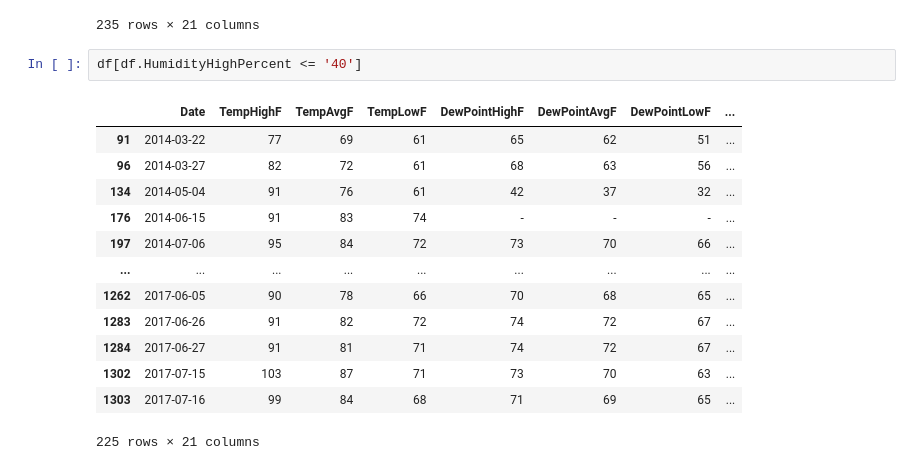
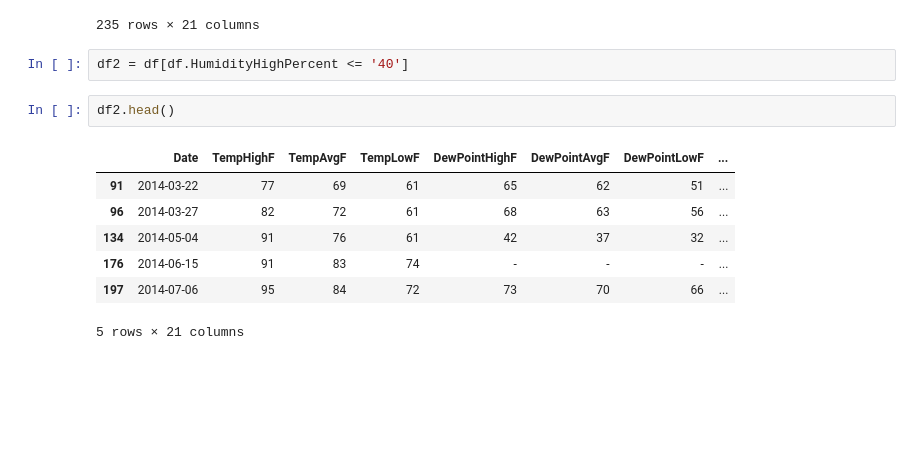
Before and after one commit to sunwenliang14/credit-card-risk, a Jupyter notebook: credit-risk-analysis.ipynb, the cells around one changed output. Drawn from its saved outputs; the diff is of its cells as text; blank space fills up the shorter version.

```diff
--- a/credit-risk-analysis.ipynb
+++ b/credit-risk-analysis.ipynb
@@ -407,18 +407,14 @@ df[df.HumidityHighPercent <= '50']
 | 1303 | 2017-07-16 | 99 | 84 | 68 | 71 | 69 | 65 | ... |
 235 rows × 21 columns
 # %%
-df[df.HumidityHighPercent <= '40']
+df2 = df[df.HumidityHighPercent <= '40']
-# %% [output]
-|  | Date | TempHighF | TempAvgF | TempLowF | DewPointHighF | DewPointAvgF | DewPointLowF | ... |
-| 91 | 2014-03-22 | 77 | 69 | 61 | 65 | 62 | 51 | ... |
-| 96 | 2014-03-27 | 82 | 72 | 61 | 68 | 63 | 56 | ... |
-| 134 | 2014-05-04 | 91 | 76 | 61 | 42 | 37 | 32 | ... |
-| 176 | 2014-06-15 | 91 | 83 | 74 | - | - | - | ... |
-| 197 | 2014-07-06 | 95 | 84 | 72 | 73 | 70 | 66 | ... |
-| ... | ... | ... | ... | ... | ... | ... | ... | ... |
-| 1262 | 2017-06-05 | 90 | 78 | 66 | 70 | 68 | 65 | ... |
-| 1283 | 2017-06-26 | 91 | 82 | 72 | 74 | 72 | 67 | ... |
-| 1284 | 2017-06-27 | 91 | 81 | 71 | 74 | 72 | 67 | ... |
-| 1302 | 2017-07-15 | 103 | 87 | 71 | 73 | 70 | 63 | ... |
-| 1303 | 2017-07-16 | 99 | 84 | 68 | 71 | 69 | 65 | ... |
-225 rows × 21 columns
+# %%
+df2.head()
+# %% [output]
+|  | Date | TempHighF | TempAvgF | TempLowF | DewPointHighF | DewPointAvgF | DewPointLowF | ... |
+| 91 | 2014-03-22 | 77 | 69 | 61 | 65 | 62 | 51 | ... |
+| 96 | 2014-03-27 | 82 | 72 | 61 | 68 | 63 | 56 | ... |
+| 134 | 2014-05-04 | 91 | 76 | 61 | 42 | 37 | 32 | ... |
+| 176 | 2014-06-15 | 91 | 83 | 74 | - | - | - | ... |
+| 197 | 2014-07-06 | 95 | 84 | 72 | 73 | 70 | 66 | ... |
+5 rows × 21 columns
```
Also changed, not shown: parts of 3 cells of this notebook.
